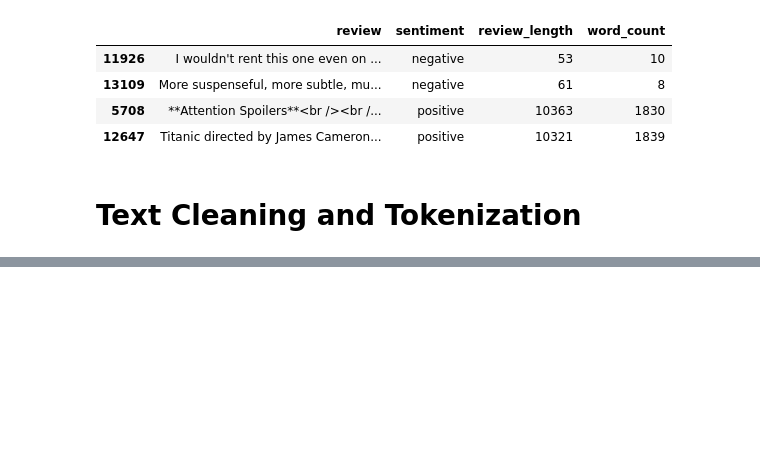
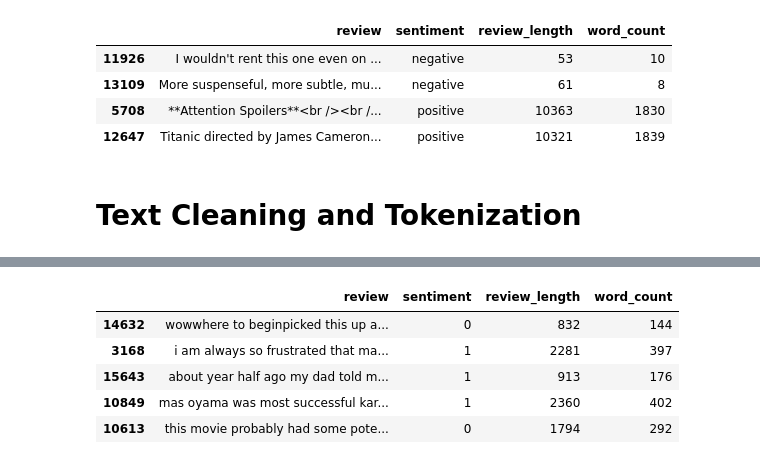
Before and after one commit to rahcoderepo/NLP, a Jupyter notebook: NLP-Assignment/RAH_NLP_Assignment_2_prep_workshop.ipynb, the cells around one changed output, grey strips where cells are left out. Drawn from its saved outputs; the diff is of its cells as text; code cells hidden in the pictures; blank space fills up the shorter version.

```diff
--- a/NLP-Assignment/RAH_NLP_Assignment_2_prep_workshop.ipynb
+++ b/NLP-Assignment/RAH_NLP_Assignment_2_prep_workshop.ipynb
@@ -457,0 +458,14 @@ Cell process lasted: 0:00:06.290787
+# %%
+# Convert sentiment labels to binary
+# Modified to leave 0 and 1 as-is so that I can run it several times
+df['sentiment'] = df['sentiment'].apply(lambda x: x if x in [0, 1] else (1 if x == 'positive' else 0))
+
+#sample the data frame
+df.sample(5)
+# %% [output]
+|  | review | sentiment | review_length | word_count |
+| 14632 | wowwhere to beginpicked this up a... | 0 | 832 | 144 |
+| 3168 | i am always so frustrated that ma... | 1 | 2281 | 397 |
+| 15643 | about year half ago my dad told m... | 1 | 913 | 176 |
+| 10849 | mas oyama was most successful kar... | 1 | 2360 | 402 |
+| 10613 | this movie probably had some pote... | 0 | 1794 | 292 |
```
Also changed, not shown: parts of 3 cells of this notebook.
